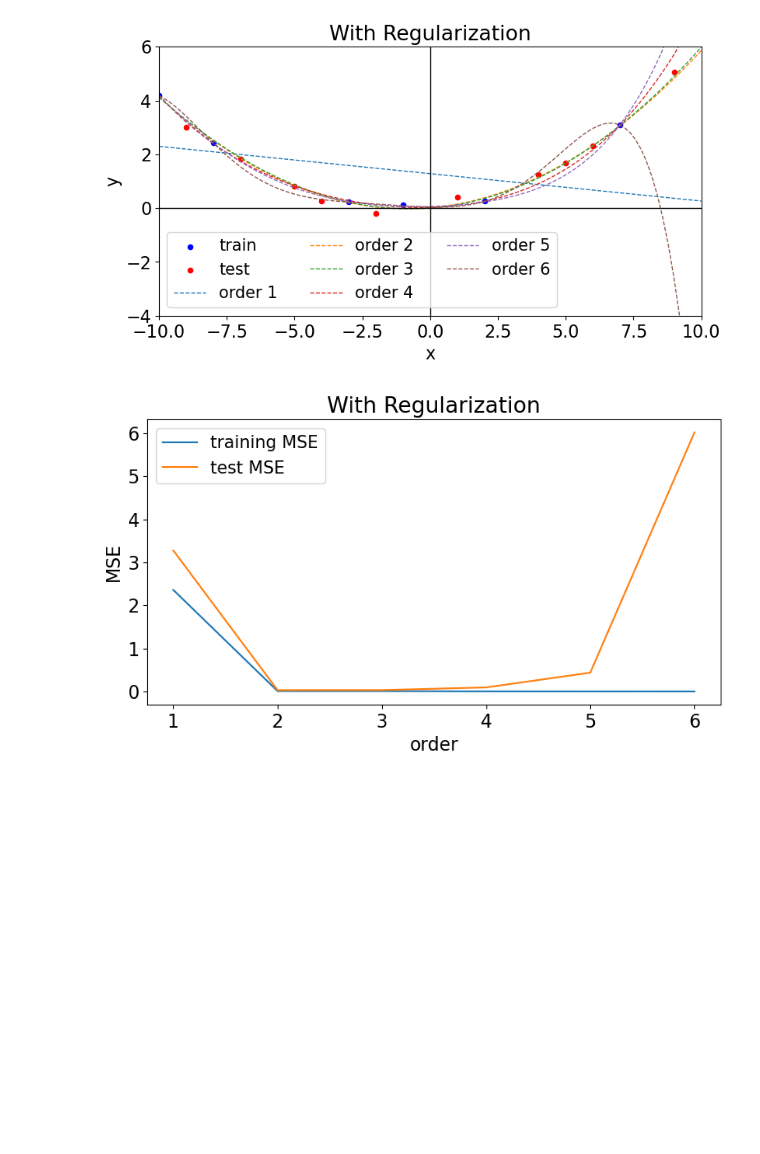
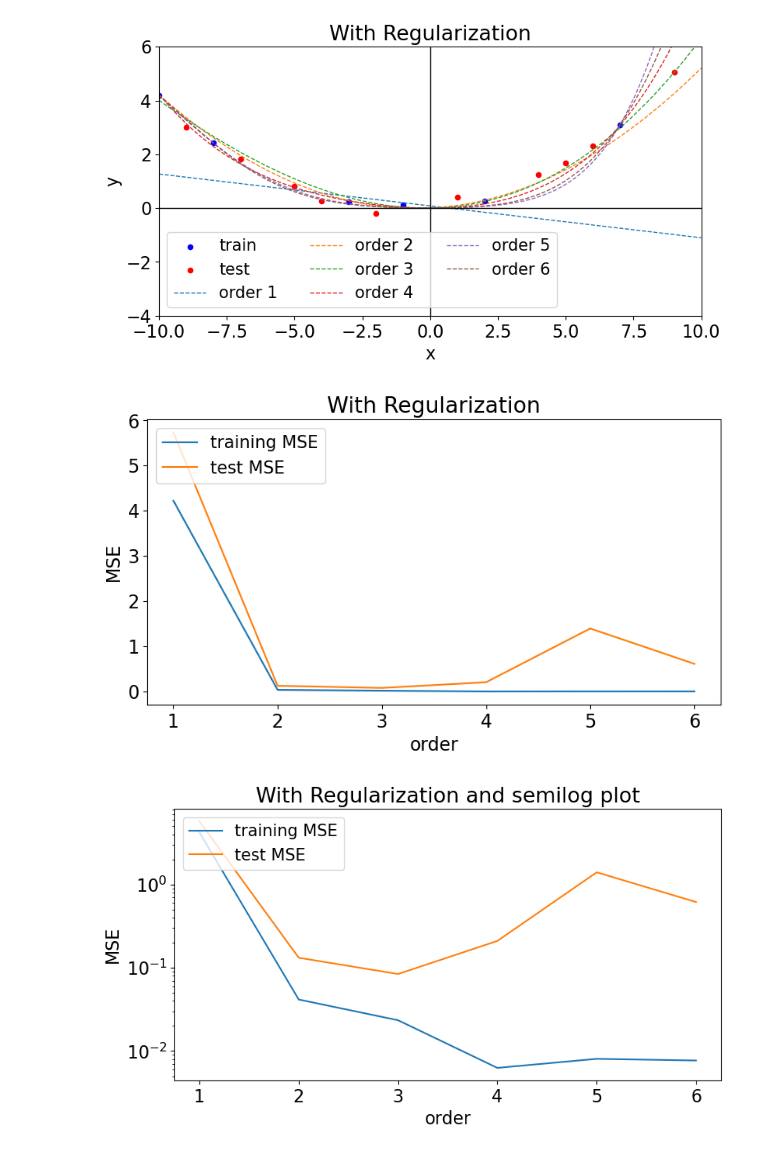
Before and after one commit to linfengfrank/EE2211-Tutorials, a Jupyter notebook: Tutorial_7/T7_Q2.ipynb, the cells around one changed output. Saved outputs shown, nothing was run; the diff lists cells and outputs as text; code cells hidden in the pictures; blank space fills up the shorter version.

Commit message:
Update the slides and also add semilog plot in the code

```diff
--- a/Tutorial_7/T7_Q2.ipynb
+++ b/Tutorial_7/T7_Q2.ipynb
@@ -20,7 +20,7 @@ def Tut7_Q2():
 
     # simulation parameters
     max_order = 6
-    reg = 1
+    reg = 100
     np.set_printoptions(precision=4)
 
     # training data
@@ -151,6 +151,16 @@ def Tut7_Q2():
     plt.legend(loc='upper left', fontsize=15)
     plt.savefig('fig_tut7_Q2b_MSE.png')
 
+    # Plot MSE in semilog
+    plt.figure(4, figsize=[9,4.5])
+    plt.rcParams.update({'font.size': 16})
+    plt.semilogy(np.linspace(1,max_order,max_order), train_MSE, label='training MSE')
+    plt.semilogy(np.linspace(1,max_order,max_order), test_MSE, label='test MSE')
+    plt.xlabel('order')
+    plt.ylabel('MSE')
+    plt.title('With Regularization and semilog plot')
+    plt.legend(loc='upper left', fontsize=15)
+    plt.savefig('fig_tut7_Q2b_MSE.png')
 
 def CreateRegressors(x, max_order):
 
@@ -222,4 +232,5 @@ Test MSE:  [3.2756 0.0302 0.0314 0.0939 0.4369 6.0202]
 [figure]
 [figure]
-[figure, old version]
+[figure, new version]
-[figure, old version]
+[figure, new version]
+[figure, added]
```
Also changed, not shown: parts of 1 cell of this notebook, 2 other files.
